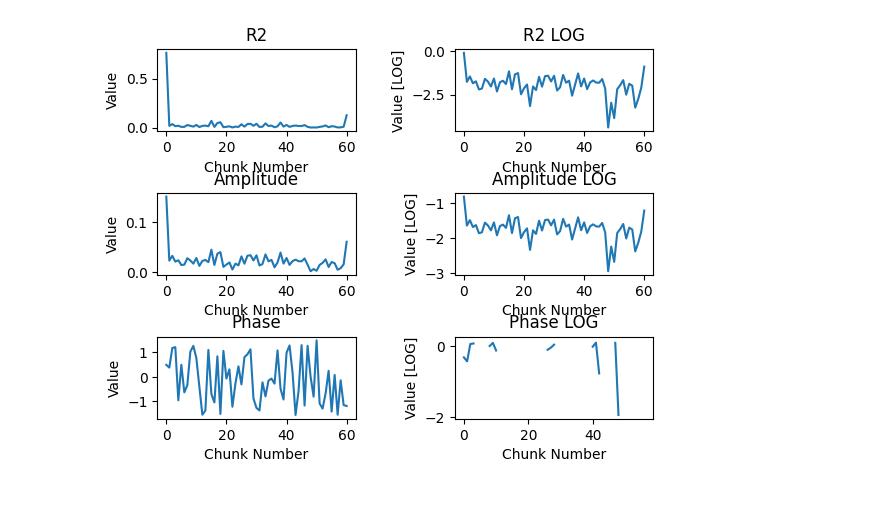
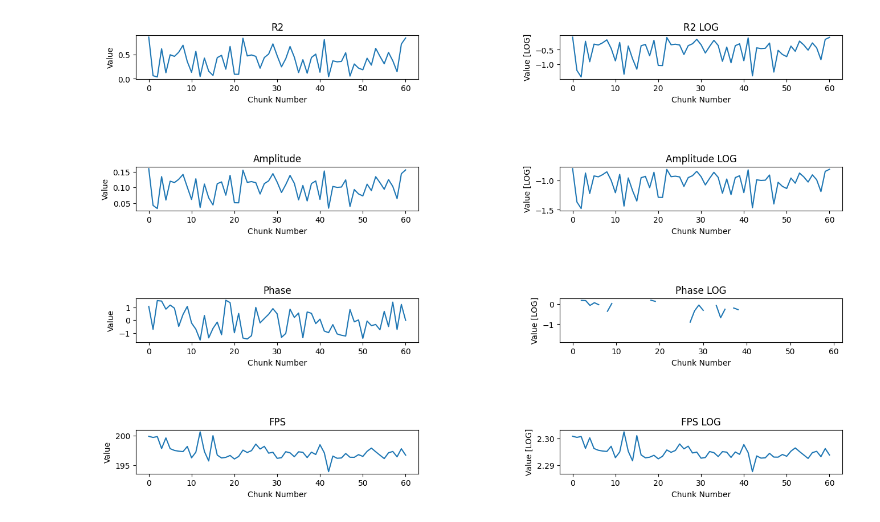
Before and after one commit to gkaguirrelab/combiExperiments, a Jupyter notebook: code/lightLogger/raspberry_pi_firmware/testing.ipynb, the cells around one changed output. Drawn from its saved outputs; the diff is of its cells as text; code cells hidden in the pictures.

Commit message:
record FPS numbers from all the chunks and plot those too

```diff
--- a/code/lightLogger/raspberry_pi_firmware/testing.ipynb
+++ b/code/lightLogger/raspberry_pi_firmware/testing.ipynb
@@ -43,6 +53,10 @@ chunks: list = [buffer_files[i:i+chunk_seconds]
 r2_values: list = []
 amplitudes: list = []
 phases: list = []
+fpss: list = []
+
+# Retrieve a list of the fi%matplotlib widgetts of the observed modulations
+fits: list = []
 
 # Iterate over the chunks
 for chunk_idx, chunk in enumerate(chunks):
@@ -56,10 +70,10 @@ for chunk_idx, chunk in enumerate(chunks):
 
     # Fit the modulation for this chunk (without plotting)
     print(f'Estimating fit with: {recorder.CAM_FPS}FPS')
-    ret_info: tuple = Camera_util.fit_source_modulation(chunk_frames, str(NDF), frequency, ax=ax, fps_guess=recorder.CAM_FPS, fps_guess_increment=(0,0))
+    ret_info: tuple = Camera_util.fit_source_modulation(chunk_frames, str(NDF), frequency, ax=ax, fps_guess=recorder.CAM_FPS, fps_guess_increment=(-10,6))
 
     # Retrieve the amplitude and phase for the fit
-    amplitude, phase = ret_info[:2]
+    amplitude, phase, observed_fps = ret_info[:3]
 
     # Retrieve the R2 from the ret information
     r2: float = ret_info[-1][-1]
@@ -68,6 +82,8 @@ for chunk_idx, chunk in enumerate(chunks):
     r2_values.append(r2)
     amplitudes.append(amplitude)
     phases.append(phase)
+    fits.append(ret_info[-1][:-1])
+    fpss.append(observed_fps)
 
     # Show the fit
     plt.show()
@@ -115,43 +131,43 @@ Amplitude: 0.013630263427426032
 # %%
 # Plot the R2, amplitudes, and phase by buffer
 # in both log and non-log scale
-fig, axes = plt.subplots(3,2)
+fig, axes = plt.subplots(4,2, figsize=(16,10))
 
 # Keep track of what axis we are on
 ax_num: int = 0
 
 # Iterate over the measurements with their associated axes and plot them
-for i, (measurement, name, ax_row) in enumerate(zip((r2_values, amplitudes, phases), ('R2', 'Amplitude', 'Phase'), axes)):
+for i, (measurement, name, ax_row) in enumerate(zip((r2_values, amplitudes, phases, fpss), ('R2', 'Amplitude', 'Phase', 'FPS'), axes)):
     # Retrieve the base 10 ax to plot on
     # and the log ax
     ax: plt.Axes = ax_row[0]
     log_ax: axes = ax_row[1]
 
     # Title the graphs
     ax.set_title(name)
     log_ax.set_title(f'{name} LOG')
 
     # Label the X axes
     ax.set_xlabel('Chunk Number')
     log_ax.set_xlabel('Chunk Number')
 
 
     # Label the Y axes
     ax.set_ylabel('Value')
     log_ax.set_ylabel('Value [LOG]')
 
     # Plot the data
     ax.plot(measurement)
     log_ax.plot(np.log10(measurement))
 
 
     # Update the ax num
     ax_num += 2
 
 # Adjust the spacing in the plot
-plt.subplots_adjust(wspace=0.5, hspace=1.1)
+plt.subplots_adjust(wspace=0.5, hspace=1)
 
 # Show the plot
 plt.show()
 # %% [output]
-[figure, old version]
+[figure, new version]
```
Also changed, not shown: parts of 3 cells of this notebook, 1 other file.
